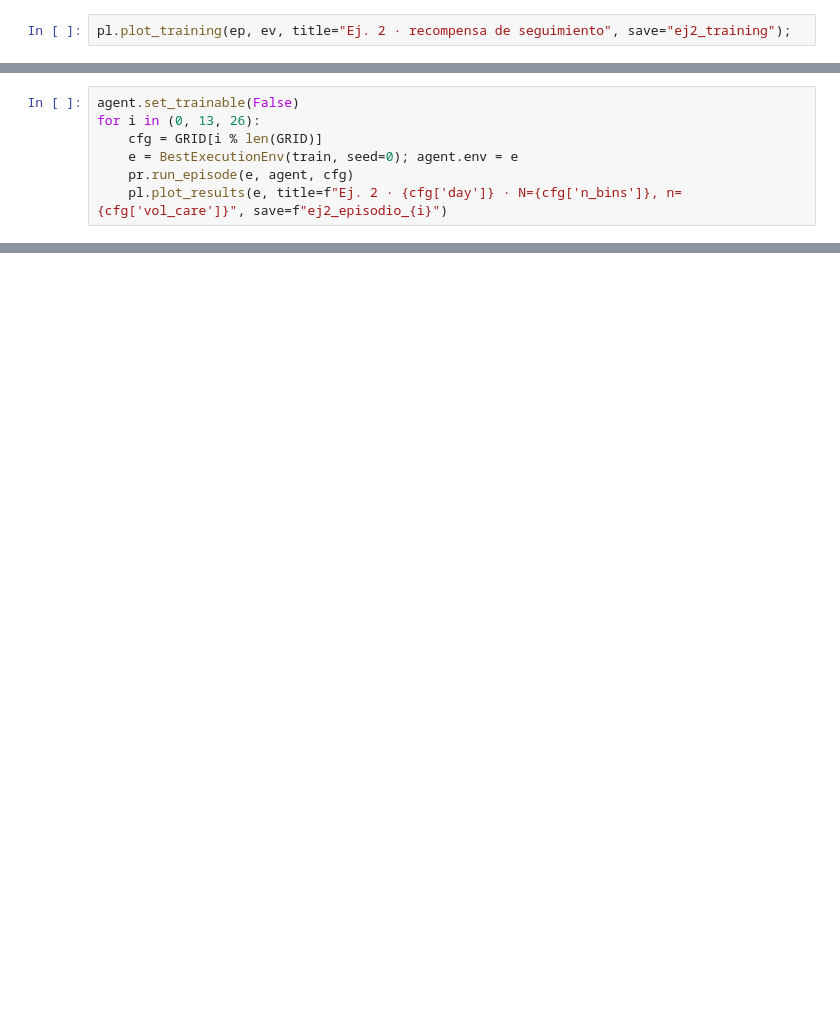
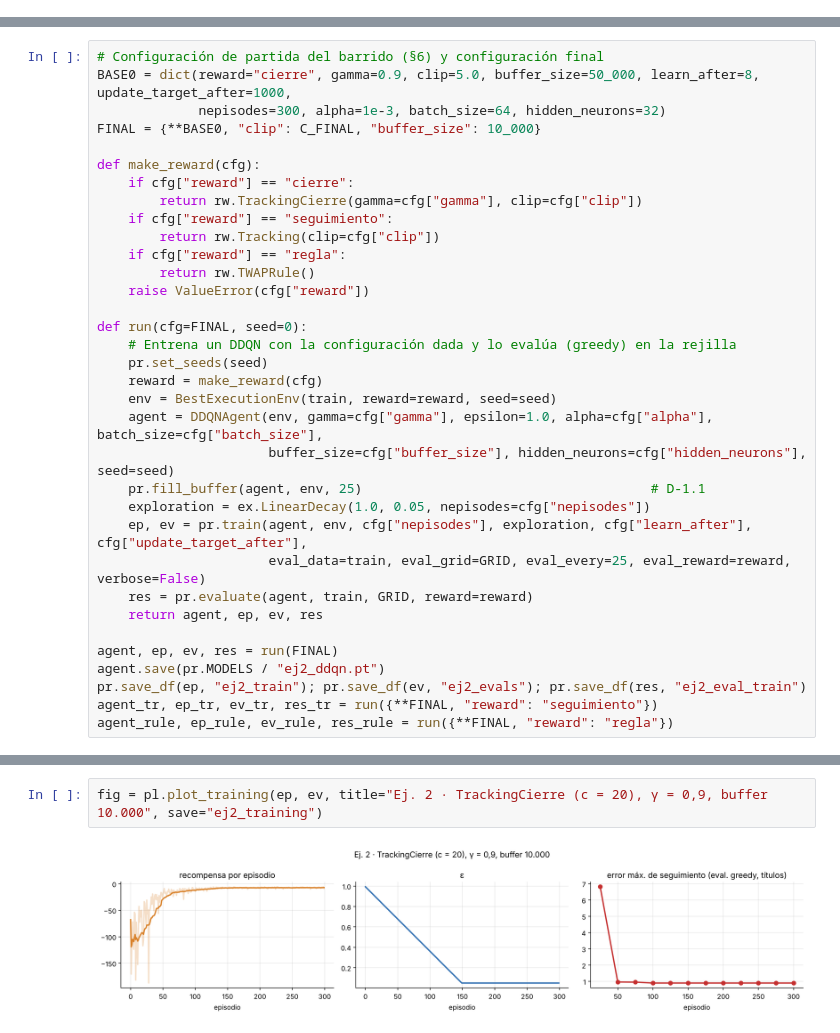
Before and after one commit to Romequinco/rl-execution-agents, a Jupyter notebook: notebooks/ej2_twap_recompensas.ipynb, the cells around one changed output, grey strips where cells are left out. Saved outputs shown, nothing was run; the diff lists cells and outputs as text; blank space fills up the shorter version.

Commit message:
Ej. 2 completo: recompensa de seguimiento con cierre, réplica del TWAP y barridos de parámetros en dos etapas

```diff
--- a/notebooks/ej2_twap_recompensas.ipynb
+++ b/notebooks/ej2_twap_recompensas.ipynb
@@ -64,2 +0,0 @@ pd.DataFrame({"DDQN · seguimiento": pr.summarize(res), "DDQN · regla (control)
-# %%
-pl.plot_training(ep, ev, title="Ej. 2 · recompensa de seguimiento", save="ej2_training");
@@ -68,7 +0,0 @@ pl.plot_training(ep, ev, title="Ej. 2 · recompensa de seguimiento", save="ej2_t
-# %%
-agent.set_trainable(False)
-for i in (0, 13, 26):
-    cfg = GRID[i % len(GRID)]
-    e = BestExecutionEnv(train, seed=0); agent.env = e
-    pr.run_episode(e, agent, cfg)
-    pl.plot_results(e, title=f"Ej. 2 · {cfg['day']} · N={cfg['n_bins']}, n={cfg['vol_care']}", save=f"ej2_episodio_{i}")
@@ -117,0 +391,34 @@ hasta alcanzarlo y efecto de γ, del buffer y de la frecuencia de aprendizaje.
+# %%
+# Configuración de partida del barrido (§6) y configuración final
+BASE0 = dict(reward="cierre", gamma=0.9, clip=5.0, buffer_size=50_000, learn_after=8, update_target_after=1000,
+             nepisodes=300, alpha=1e-3, batch_size=64, hidden_neurons=32)
+FINAL = {**BASE0, "clip": C_FINAL, "buffer_size": 10_000}
+
+def make_reward(cfg):
+    if cfg["reward"] == "cierre":
+        return rw.TrackingCierre(gamma=cfg["gamma"], clip=cfg["clip"])
+    if cfg["reward"] == "seguimiento":
+        return rw.Tracking(clip=cfg["clip"])
+    if cfg["reward"] == "regla":
+        return rw.TWAPRule()
+    raise ValueError(cfg["reward"])
+
+def run(cfg=FINAL, seed=0):
+    # Entrena un DDQN con la configuración dada y lo evalúa (greedy) en la rejilla
+    pr.set_seeds(seed)
+    reward = make_reward(cfg)
+    env = BestExecutionEnv(train, reward=reward, seed=seed)
+    agent = DDQNAgent(env, gamma=cfg["gamma"], epsilon=1.0, alpha=cfg["alpha"], batch_size=cfg["batch_size"],
+                      buffer_size=cfg["buffer_size"], hidden_neurons=cfg["hidden_neurons"], seed=seed)
+    pr.fill_buffer(agent, env, 25)                                     # D-1.1
+    exploration = ex.LinearDecay(1.0, 0.05, nepisodes=cfg["nepisodes"])
+    ep, ev = pr.train(agent, env, cfg["nepisodes"], exploration, cfg["learn_after"], cfg["update_target_after"],
+                      eval_data=train, eval_grid=GRID, eval_every=25, eval_reward=reward, verbose=False)
+    res = pr.evaluate(agent, train, GRID, reward=reward)
+    return agent, ep, ev, res
+
+agent, ep, ev, res = run(FINAL)
+agent.save(pr.MODELS / "ej2_ddqn.pt")
+pr.save_df(ep, "ej2_train"); pr.save_df(ev, "ej2_evals"); pr.save_df(res, "ej2_eval_train")
+agent_tr, ep_tr, ev_tr, res_tr = run({**FINAL, "reward": "seguimiento"})
+agent_rule, ep_rule, ev_rule, res_rule = run({**FINAL, "reward": "regla"})
@@ -117,0 +456,4 @@ hasta alcanzarlo y efecto de γ, del buffer y de la frecuencia de aprendizaje.
+# %%
+fig = pl.plot_training(ep, ev, title="Ej. 2 · TrackingCierre (c = 20), γ = 0,9, buffer 10.000", save="ej2_training")
+# %% [output]
+[figure, added]
```
Also changed, not shown: parts of 50 cells of this notebook, 25 other files.
